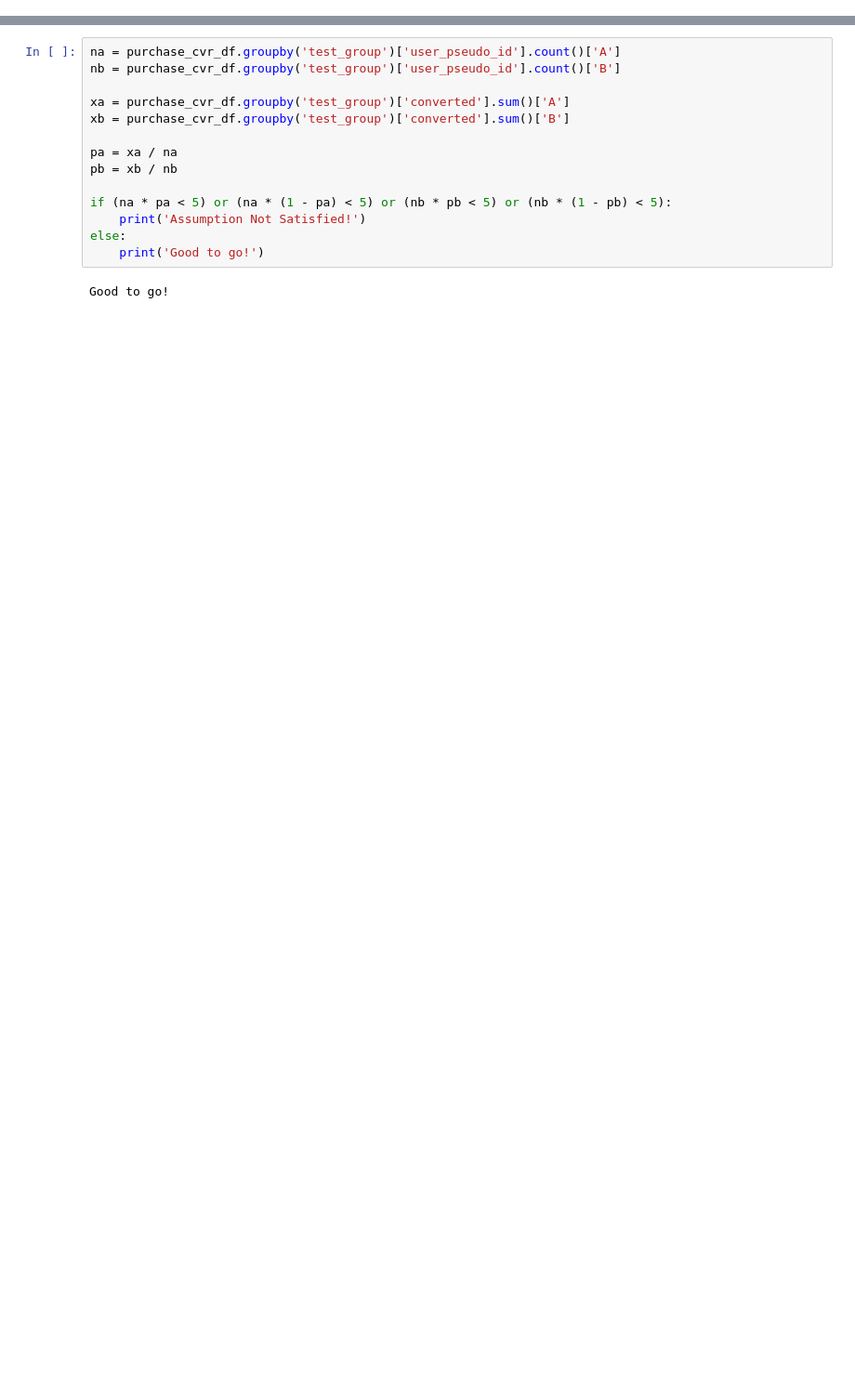
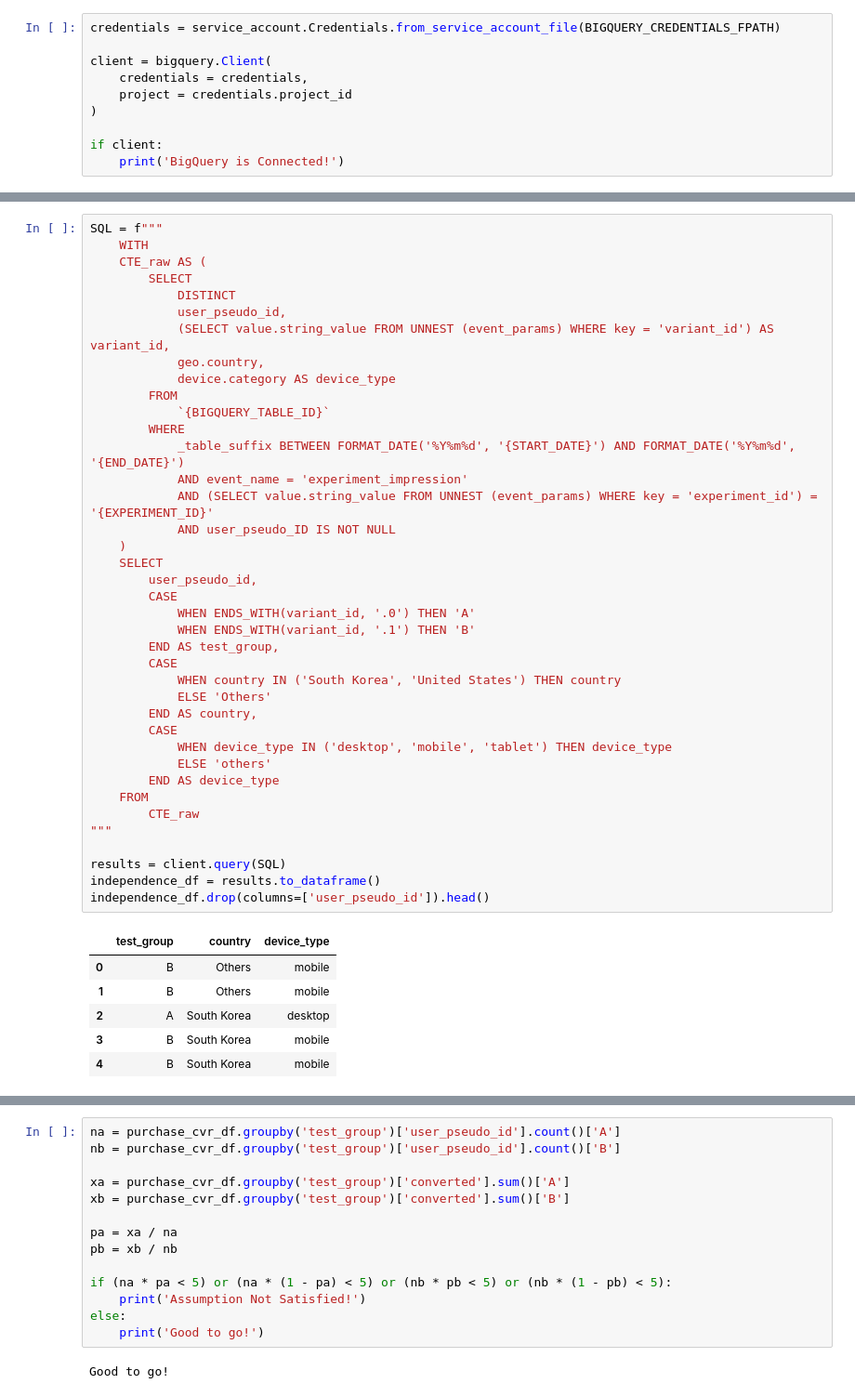
Before and after one commit to joshua-data/portfolio, a Jupyter notebook: ab_test_bigquery.ipynb, the cells around one changed output, grey strips where cells are left out. Shown at 93% size. Cells and saved outputs as stored; diff of their text form; blank space fills up the shorter version.

Commit message:
added ab_test_bigquery

```diff
--- a/ab_test_bigquery.ipynb
+++ b/ab_test_bigquery.ipynb
@@ -396,0 +47,10 @@ arpu_df = results.to_dataframe()
+# %%
+credentials = service_account.Credentials.from_service_account_file(BIGQUERY_CREDENTIALS_FPATH)
+
+client = bigquery.Client(
+    credentials = credentials,
+    project = credentials.project_id
+)
+
+if client:
+    print('BigQuery is Connected!')
@@ -396,0 +74,46 @@ arpu_df = results.to_dataframe()
+# %%
+SQL = f"""
+    WITH
+    CTE_raw AS (
+        SELECT
+            DISTINCT
+            user_pseudo_id,
+            (SELECT value.string_value FROM UNNEST (event_params) WHERE key = 'variant_id') AS variant_id,
+            geo.country,
+            device.category AS device_type
+        FROM
+            `{BIGQUERY_TABLE_ID}`
+        WHERE
+            _table_suffix BETWEEN FORMAT_DATE('%Y%m%d', '{START_DATE}') AND FORMAT_DATE('%Y%m%d', '{END_DATE}')
+            AND event_name = 'experiment_impression'
+            AND (SELECT value.string_value FROM UNNEST (event_params) WHERE key = 'experiment_id') = '{EXPERIMENT_ID}'
+            AND user_pseudo_ID IS NOT NULL
+    )
+    SELECT
+        user_pseudo_id,
+        CASE
+            WHEN ENDS_WITH(variant_id, '.0') THEN 'A'
+            WHEN ENDS_WITH(variant_id, '.1') THEN 'B'
+        END AS test_group,
+        CASE
+            WHEN country IN ('South Korea', 'United States') THEN country
+            ELSE 'Others'
+        END AS country,
+        CASE
+            WHEN device_type IN ('desktop', 'mobile', 'tablet') THEN device_type
+            ELSE 'others'
+        END AS device_type
+    FROM
+        CTE_raw
+"""
+
+results = client.query(SQL)
+independence_df = results.to_dataframe()
+independence_df.drop(columns=['user_pseudo_id']).head()
+# %% [output]
+|  | test_group | country | device_type |
+| 0 | B | Others | mobile |
+| 1 | B | Others | mobile |
+| 2 | A | South Korea | desktop |
+| 3 | B | South Korea | mobile |
+| 4 | B | South Korea | mobile |
```
Also changed, not shown: parts of 77 cells of this notebook, 1 other file.
